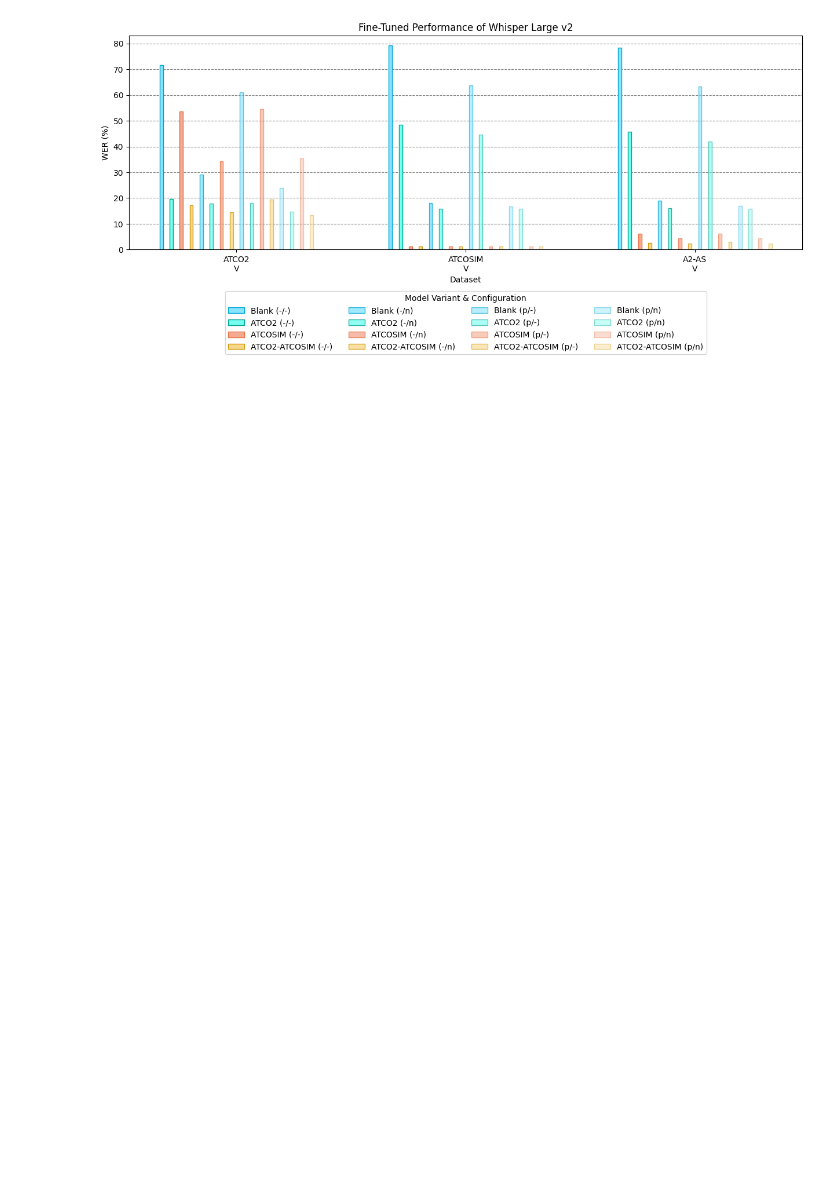
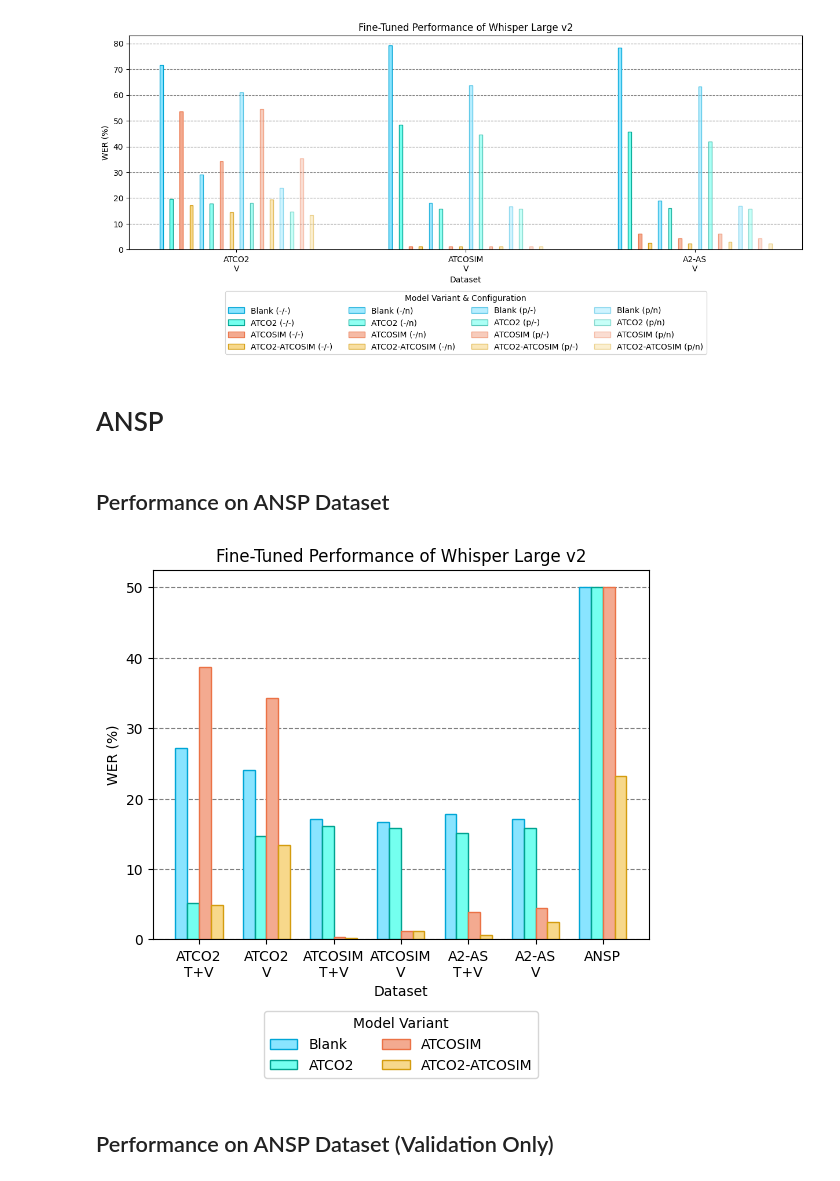
Before and after one commit to jlvdoorn/WhisperATC, a Jupyter notebook: Graphs/Bar_Chart.ipynb, the cells around one changed output. Saved outputs shown, nothing was run; the diff lists cells and outputs as text; code cells hidden in the pictures; blank space fills up the shorter version.

Commit message:
Added ANSP Graphs

```diff
--- a/Graphs/Bar_Chart.ipynb
+++ b/Graphs/Bar_Chart.ipynb
@@ -314,3 +318,37 @@ fig.set_figwidth(15)
 # %%
 fig.savefig('fine-tuned_performance_all_validation.pdf', format='pdf', bbox_inches='tight')
 fig.savefig('fine-tuned_performance_all_validation.svg', format='svg', bbox_inches='tight')
+# %% [markdown]
+# ANSP
+# %% [markdown]
+## Performance on ANSP Dataset
+# %%
+labels = ['ATCO2\nT+V', 'ATCO2\nV', 'ATCOSIM\nT+V', 'ATCOSIM\nV', 'A2-AS\nT+V', 'A2-AS\nV', 'ANSP']
+
+# Bars
+## ATCO2 T+V - ATCO2 V - ATCOSIM T+V - ATCOSIM V - ATCO2-ATCOSIM T+V - ATCO2-ATCOSIM V
+whisper = [27.14, 24.03, 17.10, 16.74, 17.87, 17.06, 50.00]
+whisper_atco2 = [5.22, 14.66, 16.05, 15.84, 15.11, 15.78, 50.00]
+whisper_atcosim = [38.62, 34.34, 0.32, 1.19, 3.84, 4.42, 50.00]
+whisper_atco2_atcosim = [4.88, 13.46, 0.25, 1.17, 0.68, 2.41, 23.19]
+# %%
+x = np.arange(len(labels))  # the label locations
+width = 0.35  # the width of the bars
+
+fig, ax = plt.subplots()
+r1 = ax.bar(x-3*width/4, whisper, width/2, label='Blank', color=[c1[0], c1[0], c1[0], c1[0], c1[0], c1[0], c1[0]], edgecolor=[e1[0], e1[0], e1[0], e1[0], e1[0], e1[0], e1[0]])
+r2 = ax.bar(x-width/4, whisper_atco2, width/2, label='ATCO2', color=[c1[1], c1[1], c1[1], c1[1], c1[1], c1[1], c1[1]], edgecolor=[e1[1], e1[1], e1[1], e1[1], e1[1], e1[1], e1[1]])
+r3 = ax.bar(x+width/4, whisper_atcosim, width/2, label='ATCOSIM', color=[c1[2], c1[2], c1[2], c1[2], c1[2], c1[2], c1[2]], edgecolor=[e1[2], e1[2], e1[2], e1[2], e1[2], e1[2], e1[2]])
+r4 = ax.bar(x+3*width/4, whisper_atco2_atcosim, width/2, label='ATCO2-ATCOSIM', color=[c1[3], c1[3], c1[3], c1[3], c1[3], c1[3], c1[3]], edgecolor=[e1[3], e1[3], e1[3], e1[3], e1[3], e1[3], e1[3]])
+
+# Add some text for labels, title and custom x-axis tick labels, etc.
+ax.set_xlabel('Dataset')
+ax.set_ylabel('WER (%)')
+ax.set_title('Fine-Tuned Performance of Whisper Large v2')
+ax.set_xticks(x)
+ax.set_xticklabels(labels)
+ax.legend(loc='upper center', bbox_to_anchor=(0.5, -0.175), shadow=False, ncol=2, title='Model Variant')
+ax.yaxis.grid(color='gray', linestyle='--')
+ax.set_axisbelow(True)
+# %% [output]
+[figure, added]
@@ -316,0 +358,2 @@ fig.savefig('fine-tuned_performance_all_validation.svg', format='svg', bbox_inch
+# %% [markdown]
+## Performance on ANSP Dataset (Validation Only)
```
Also changed, not shown: parts of 20 cells of this notebook.
